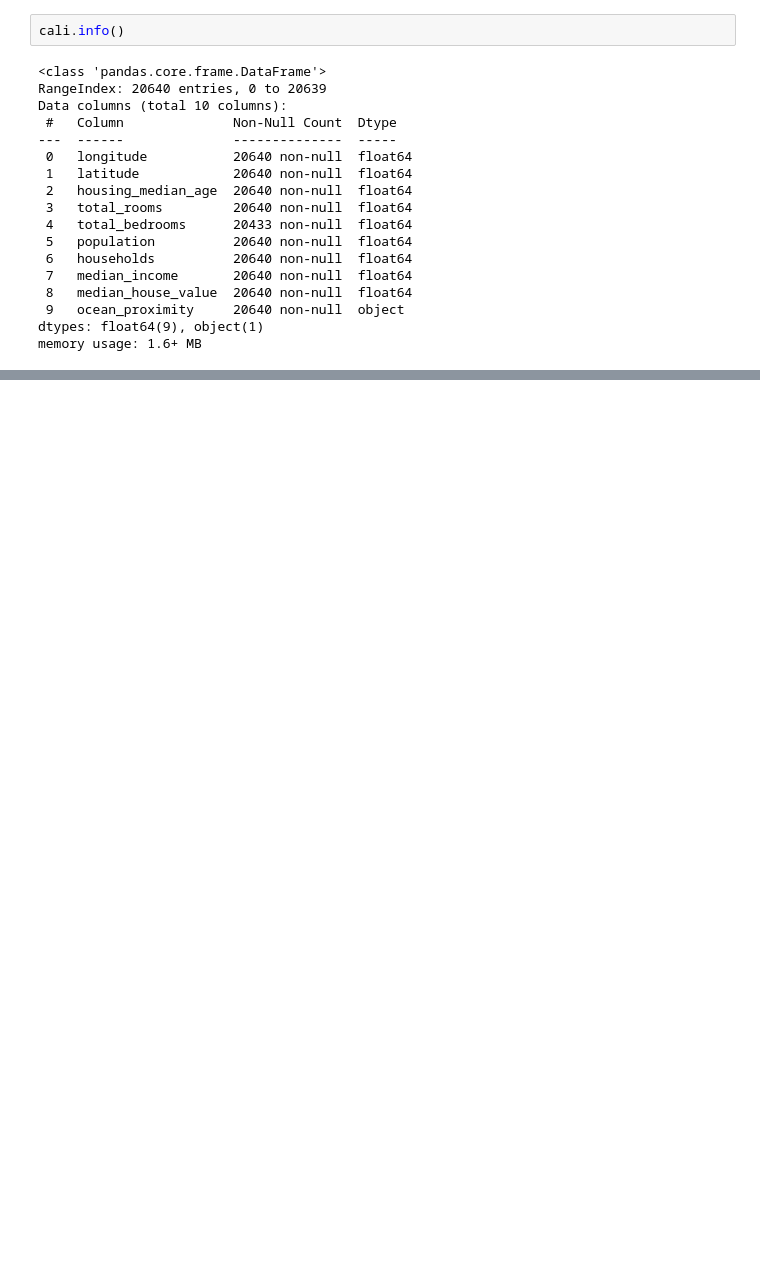
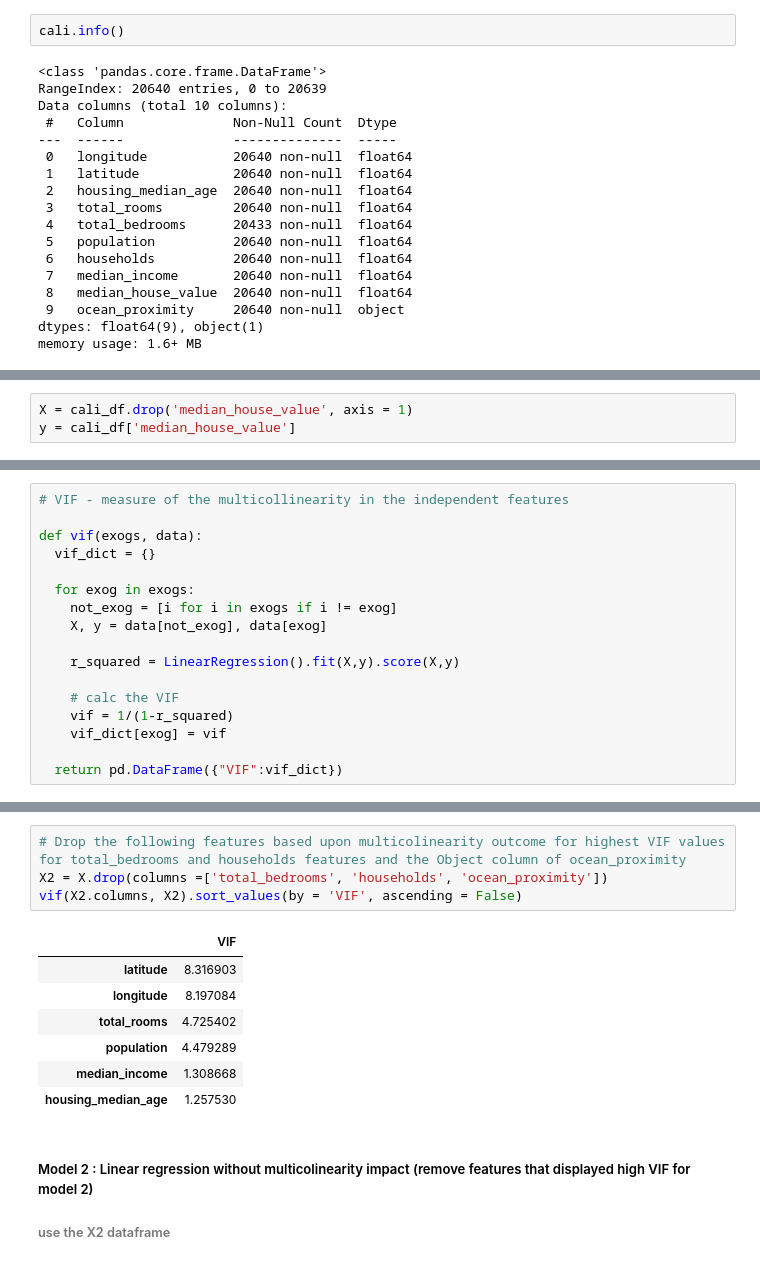
Before and after one commit to kesavan2017/ucbe-AIML-tryit-exercise-81, a Jupyter notebook: try_it_8.1-starter.ipynb, the cells around one changed output, grey strips where cells are left out. Drawn from its saved outputs; the diff is of its cells as text; blank space fills up the shorter version.

```diff
--- a/try_it_8.1-starter.ipynb
+++ b/try_it_8.1-starter.ipynb
@@ -51,0 +132,3 @@ memory usage: 1.6+ MB
+# %%
+X = cali_df.drop('median_house_value', axis = 1)
+y = cali_df['median_house_value']
@@ -51,0 +271,17 @@ memory usage: 1.6+ MB
+# %%
+# VIF - measure of the multicollinearity in the independent features
+
+def vif(exogs, data):
+  vif_dict = {}
+
+  for exog in exogs:
+    not_exog = [i for i in exogs if i != exog]
+    X, y = data[not_exog], data[exog]
+
+    r_squared = LinearRegression().fit(X,y).score(X,y)
+
+    # calc the VIF
+    vif = 1/(1-r_squared)
+    vif_dict[exog] = vif
+
+  return pd.DataFrame({"VIF":vif_dict})
@@ -51,0 +296,15 @@ memory usage: 1.6+ MB
+# %%
+# Drop the following features based upon multicolinearity outcome for highest VIF values for total_bedrooms and households features and the Object column of ocean_proximity
+X2 = X.drop(columns =['total_bedrooms', 'households', 'ocean_proximity'])
+vif(X2.columns, X2).sort_values(by = 'VIF', ascending = False)
+# %% [output]
+|  | VIF |
+| latitude | 8.316903 |
+| longitude | 8.197084 |
+| total_rooms | 4.725402 |
+| population | 4.479289 |
+| median_income | 1.308668 |
+| housing_median_age | 1.257530 |
+# %% [markdown]
+##### Model 2 : Linear regression without multicolinearity impact (remove features that displayed high VIF for model 2)
+###### use the X2 dataframe
```
Also changed, not shown: parts of 30 cells of this notebook.
